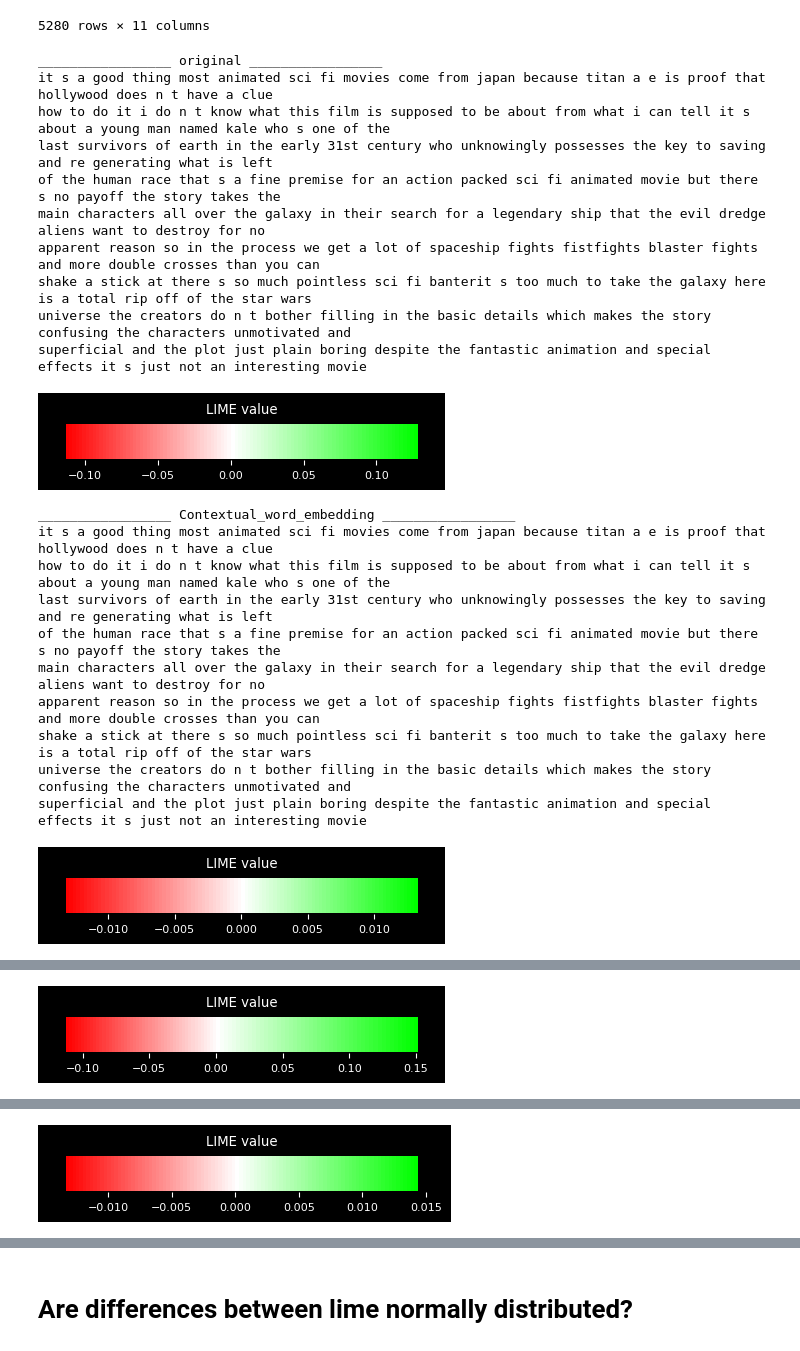
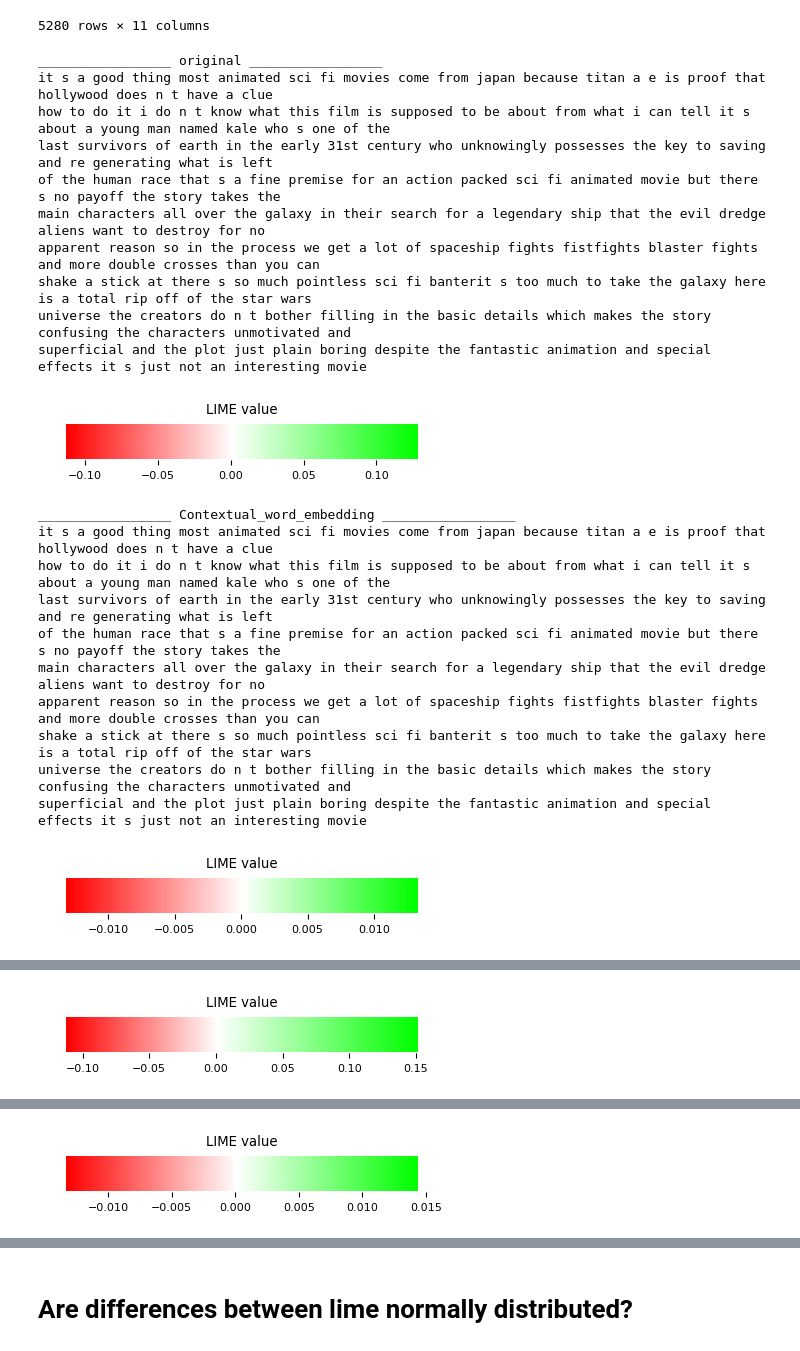
Before and after one commit to pawlik0wskim/BalancingMethodsNLP, a Jupyter notebook: Results/XAI_analysis.ipynb, the cells around one changed output, grey strips where cells are left out. Cells and saved outputs as stored; diff of their text form; code cells hidden in the pictures.

```diff
--- a/Results/XAI_analysis.ipynb
+++ b/Results/XAI_analysis.ipynb
@@ -110,41 +110,41 @@ def color_output(words, explanations):
     diff_1 = lin_1[1]-lin_1[0]
     lin_2 = np.linspace(0, coloring_range[1],n)
     diff_2 = lin_2[1]-lin_2[0]
-    plt.style.use('dark_background')
+    # plt.style.use('dark_background')
     fig, ax = plt.subplots(figsize=(5,1/2))
     plt.plot()
 
     for i in range(n):
         perc = (lin_1[0]-lin_1[i])/coloring_range[0]
         rect = patches.Rectangle((coloring_range[0]-lin_1[i], 0), diff_1, 1, facecolor=(1,int(-255*perc+255)/255,int(-255*perc+255)/255))
         ax.add_patch(rect)
         perc = (lin_2[i])/coloring_range[1]
         rect = patches.Rectangle((lin_2[i], 0), diff_2, 1, facecolor=(int(-255*perc+255)/255,1,int(-255*perc+255)/255))
         ax.add_patch(rect)
     ax.get_yaxis().set_visible(False)
     ax.spines['top'].set_visible(False)
     ax.spines['right'].set_visible(False)
     ax.spines['bottom'].set_visible(False)
     ax.spines['left'].set_visible(False)
     plt.title("LIME value")
     plt.show()
 
 df_tmp = df[(df["id"]==4)&((df["Imbalance %"].astype(int)==20)| (df["Imbalance %"].astype(int)==100))&(df["Model ID"].astype(int)==0)&(df["Balancing method"]!="LLama")]
 for val in df_tmp.values:
     print(f"_________________ {val[0]} _________________")
     color_output(ast.literal_eval(val[6]), ast.literal_eval(val[7]))
 # %% [output]
 _________________ original _________________
 it s a good thing most animated sci fi movies come from japan because titan a e is proof that hollywood does n t have a clue
 how to do it i do n t know what this film is supposed to be about from what i can tell it s about a young man named kale who s one of the
 last survivors of earth in the early 31st century who unknowingly possesses the key to saving and re generating what is left
 of the human race that s a fine premise for an action packed sci fi animated movie but there s no payoff the story takes the
 main characters all over the galaxy in their search for a legendary ship that the evil dredge aliens want to destroy for no
 apparent reason so in the process we get a lot of spaceship fights fistfights blaster fights and more double crosses than you can
 shake a stick at there s so much pointless sci fi banterit s too much to take the galaxy here is a total rip off of the star wars
 universe the creators do n t bother filling in the basic details which makes the story confusing the characters unmotivated and
 superficial and the plot just plain boring despite the fantastic animation and special effects it s just not an interesting movie
-[figure, old version]
+[figure, new version]
 _________________ Contextual_word_embedding _________________
 it s a good thing most animated sci fi movies come from japan because titan a e is proof that hollywood does n t have a clue
 how to do it i do n t know what this film is supposed to be about from what i can tell it s about a young man named kale who s one of the
@@ -155,7 +155,7 @@ apparent reason so in the process we get a lot of spaceship fights fistfights bl
 shake a stick at there s so much pointless sci fi banterit s too much to take the galaxy here is a total rip off of the star wars
 universe the creators do n t bother filling in the basic details which makes the story confusing the characters unmotivated and
 superficial and the plot just plain boring despite the fantastic animation and special effects it s just not an interesting movie
-[figure, old version]
+[figure, new version]
 _________________ LLama_complex _________________
 it s a good thing most animated sci fi movies come from japan because titan a e is proof that hollywood does n t have a clue
 how to do it i do n t know what this film is supposed to be about from what i can tell it s about a young man named kale who s one of the
@@ -166,7 +166,7 @@ apparent reason so in the process we get a lot of spaceship fights fistfights bl
 shake a stick at there s so much pointless sci fi banterit s too much to take the galaxy here is a total rip off of the star wars
 universe the creators do n t bother filling in the basic details which makes the story confusing the characters unmotivated and
 superficial and the plot just plain boring despite the fantastic animation and special effects it s just not an interesting movie
-[figure, old version]
+[figure, new version]
 _________________ ROS _________________
 it s a good thing most animated sci fi movies come from japan because titan a e is proof that hollywood does n t have a clue
 how to do it i do n t know what this film is supposed to be about from what i can tell it s about a young man named kale who s one of the
@@ -177,7 +177,7 @@ apparent reason so in the process we get a lot of spaceship fights fistfights bl
 shake a stick at there s so much pointless sci fi banterit s too much to take the galaxy here is a total rip off of the star wars
 universe the creators do n t bother filling in the basic details which makes the story confusing the characters unmotivated and
 superficial and the plot just plain boring despite the fantastic animation and special effects it s just not an interesting movie
-[figure, old version]
+[figure, new version]
 _________________ Spelling_mistake _________________
 it s a good thing most animated sci fi movies come from japan because titan a e is proof that hollywood does n t have a clue
 how to do it i do n t know what this film is supposed to be about from what i can tell it s about a young man named kale who s one of the
```
Also changed, not shown: parts of 14 cells of this notebook, 3 other files.
